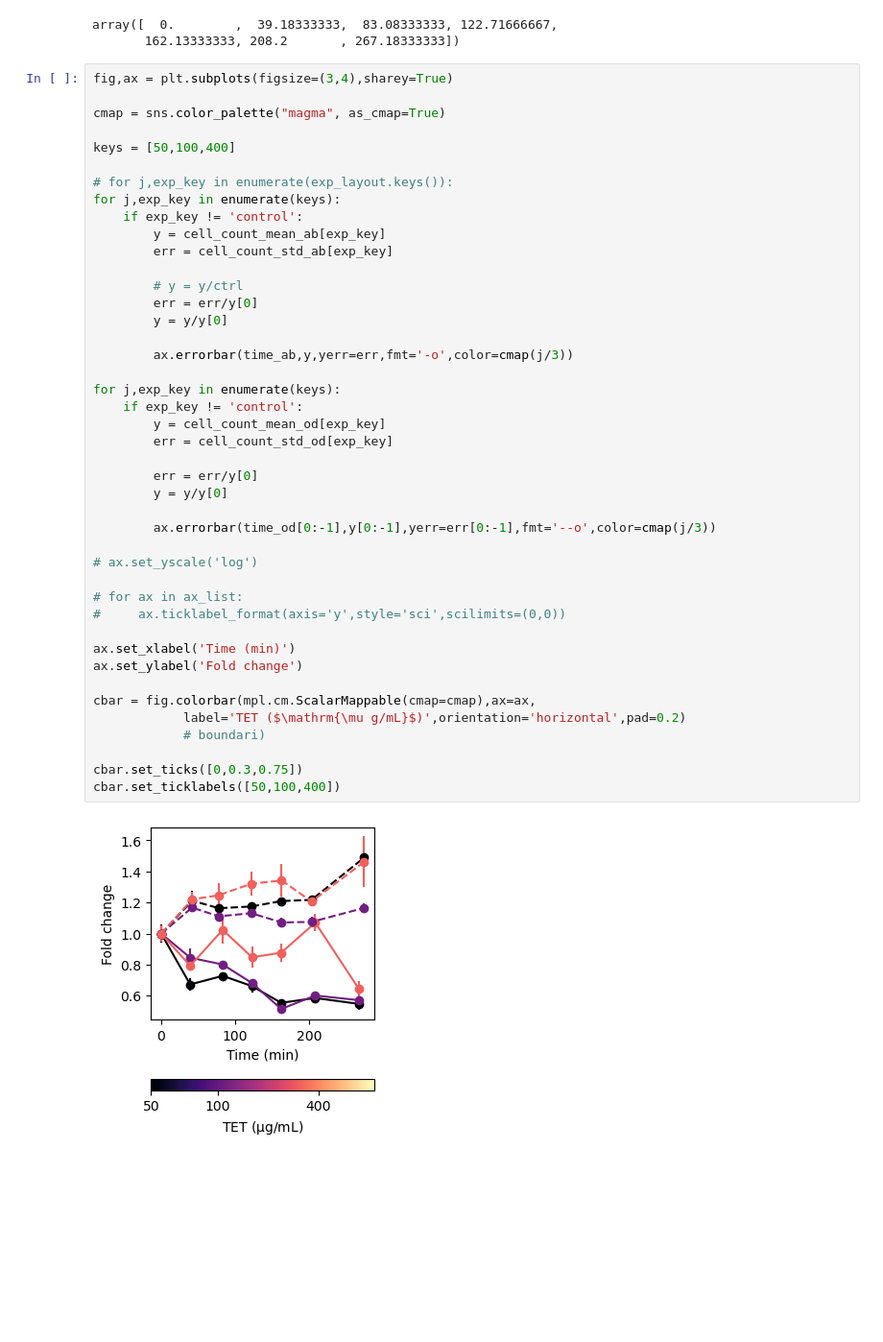
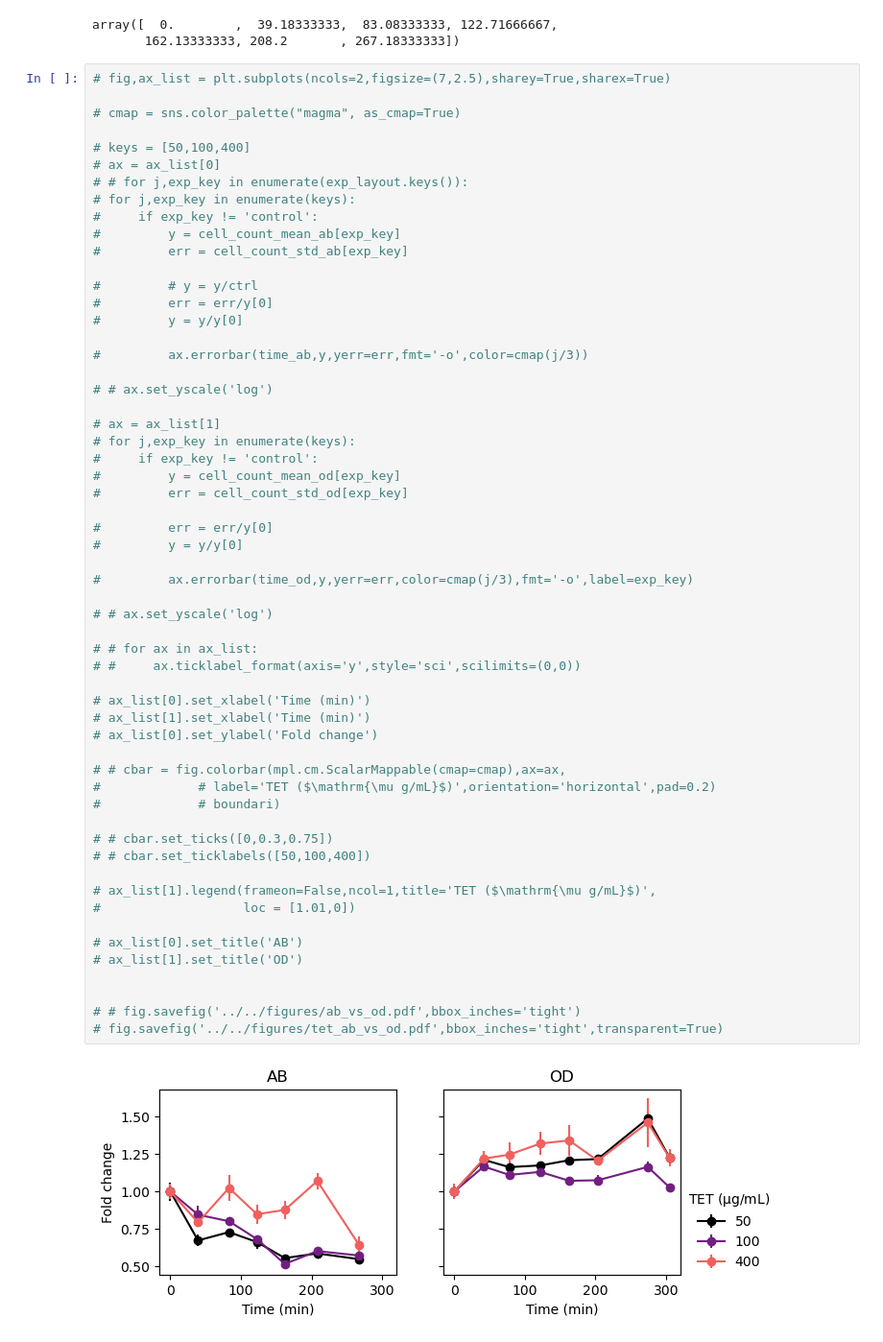
Before and after one commit to eshanking/time-kill-protocol, a Jupyter notebook: data/experiment_code/tet_od_v_ab.ipynb, the cells around one changed output. Shown: that part at 96% size. Saved outputs shown, nothing was run; the diff lists cells and outputs as text; blank space fills up the shorter version.

```diff
--- a/data/experiment_code/tet_od_v_ab.ipynb
+++ b/data/experiment_code/tet_od_v_ab.ipynb
@@ -165,50 +173,64 @@ time_ab
 array([  0.        ,  39.18333333,  83.08333333, 122.71666667,
        162.13333333, 208.2       , 267.18333333])
 # %%
-fig,ax = plt.subplots(figsize=(3,4),sharey=True)
+# fig,ax_list = plt.subplots(ncols=2,figsize=(7,2.5),sharey=True,sharex=True)
 
-cmap = sns.color_palette("magma", as_cmap=True)
+# cmap = sns.color_palette("magma", as_cmap=True)
 
-keys = [50,100,400]
+# keys = [50,100,400]
+# ax = ax_list[0]
+# # for j,exp_key in enumerate(exp_layout.keys()):
+# for j,exp_key in enumerate(keys):
+#     if exp_key != 'control':
+#         y = cell_count_mean_ab[exp_key]
+#         err = cell_count_std_ab[exp_key]
 
-# for j,exp_key in enumerate(exp_layout.keys()):
-for j,exp_key in enumerate(keys):
-    if exp_key != 'control':
-        y = cell_count_mean_ab[exp_key]
-        err = cell_count_std_ab[exp_key]
+#         # y = y/ctrl
+#         err = err/y[0]
+#         y = y/y[0]
 
-        # y = y/ctrl
-        err = err/y[0]
-        y = y/y[0]
+#         ax.errorbar(time_ab,y,yerr=err,fmt='-o',color=cmap(j/3))
 
-        ax.errorbar(time_ab,y,yerr=err,fmt='-o',color=cmap(j/3))
+# # ax.set_yscale('log')
 
-for j,exp_key in enumerate(keys):
-    if exp_key != 'control':
-        y = cell_count_mean_od[exp_key]
-        err = cell_count_std_od[exp_key]
+# ax = ax_list[1]
+# for j,exp_key in enumerate(keys):
+#     if exp_key != 'control':
+#         y = cell_count_mean_od[exp_key]
+#         err = cell_count_std_od[exp_key]
 
-        err = err/y[0]
-        y = y/y[0]
+#         err = err/y[0]
+#         y = y/y[0]
 
-        ax.errorbar(time_od[0:-1],y[0:-1],yerr=err[0:-1],fmt='--o',color=cmap(j/3))
+#         ax.errorbar(time_od,y,yerr=err,color=cmap(j/3),fmt='-o',label=exp_key)
 
-# ax.set_yscale('log')
+# # ax.set_yscale('log')
 
-# for ax in ax_list:
-#     ax.ticklabel_format(axis='y',style='sci',scilimits=(0,0))
+# # for ax in ax_list:
+# #     ax.ticklabel_format(axis='y',style='sci',scilimits=(0,0))
 
-ax.set_xlabel('Time (min)')
-ax.set_ylabel('Fold change')
+# ax_list[0].set_xlabel('Time (min)')
+# ax_list[1].set_xlabel('Time (min)')
+# ax_list[0].set_ylabel('Fold change')
 
-cbar = fig.colorbar(mpl.cm.ScalarMappable(cmap=cmap),ax=ax,
-            label='TET ($\mathrm{\mu g/mL}$)',orientation='horizontal',pad=0.2)
-            # boundari)
+# # cbar = fig.colorbar(mpl.cm.ScalarMappable(cmap=cmap),ax=ax,
+#             # label='TET ($\mathrm{\mu g/mL}$)',orientation='horizontal',pad=0.2)
+#             # boundari)
 
-cbar.set_ticks([0,0.3,0.75])
-cbar.set_ticklabels([50,100,400])
+# # cbar.set_ticks([0,0.3,0.75])
+# # cbar.set_ticklabels([50,100,400])
+
+# ax_list[1].legend(frameon=False,ncol=1,title='TET ($\mathrm{\mu g/mL}$)',
+#                   loc = [1.01,0])
+
+# ax_list[0].set_title('AB')
+# ax_list[1].set_title('OD')
+
+
+# # fig.savefig('../../figures/ab_vs_od.pdf',bbox_inches='tight')
+# fig.savefig('../../figures/tet_ab_vs_od.pdf',bbox_inches='tight',transparent=True)
 # %% [output]
-[figure, old version]
+[figure, new version]
 # %%
 fig,ax_list = plt.subplots(ncols=3,figsize=(8.5,2.5),sharey=True)
 
```
Also changed, not shown: parts of 5 cells of this notebook, 27 other files.
